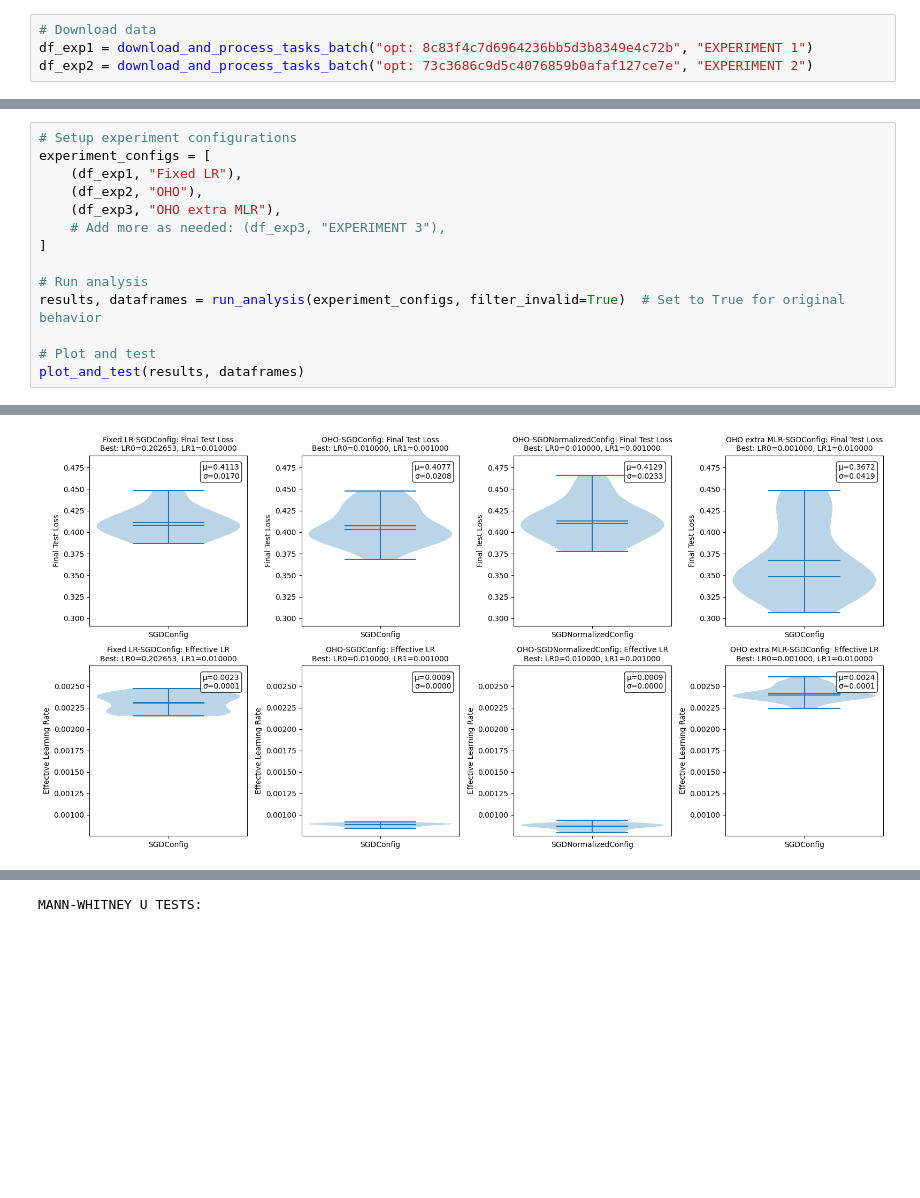
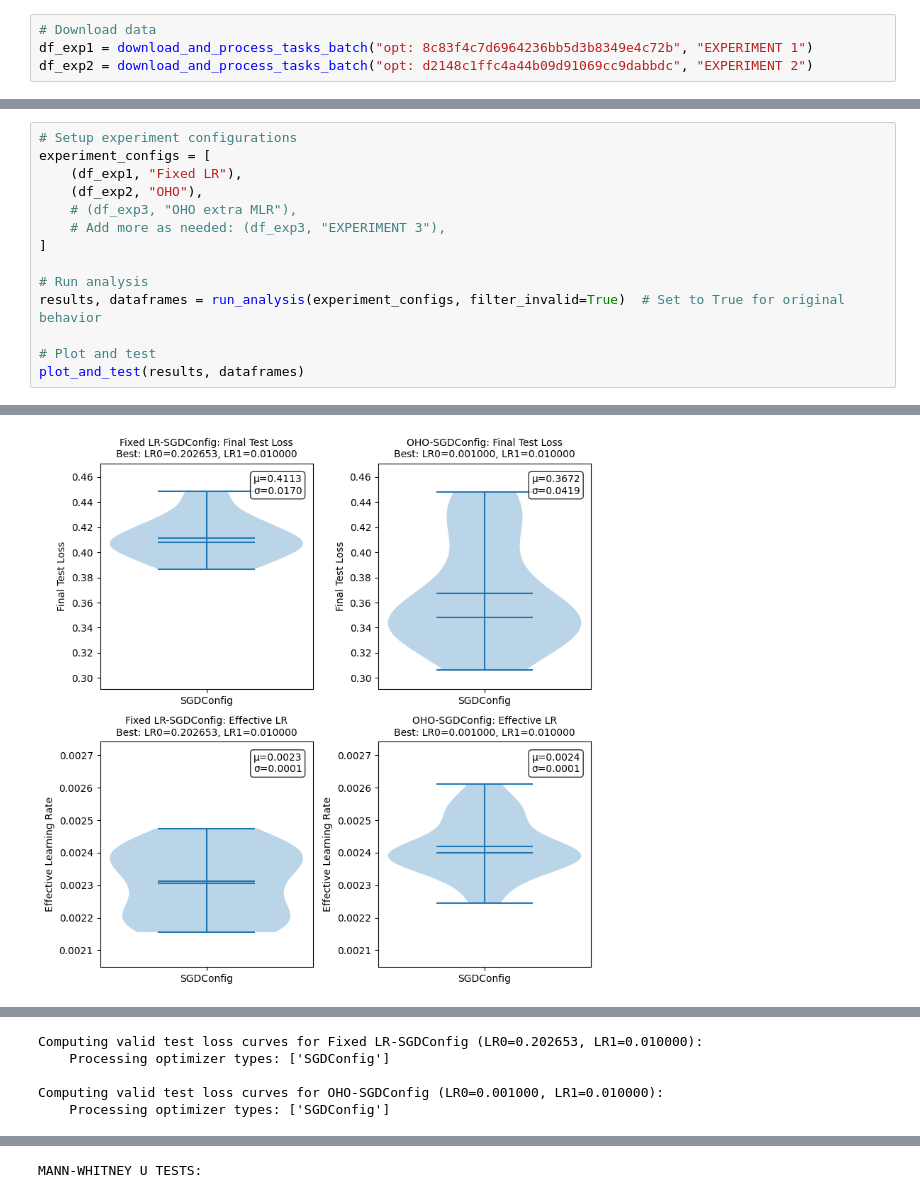
Before and after one commit to thewillyP/meta_learning, a Jupyter notebook: analysis/exp6.ipynb, the cells around one changed output, grey strips where cells are left out. Saved outputs shown, nothing was run; the diff lists cells and outputs as text; blank space fills up the shorter version.

Commit message:
experiments

```diff
--- a/analysis/exp6.ipynb
+++ b/analysis/exp6.ipynb
@@ -889,7 +1094,7 @@ def plot_and_test(all_results, experiment_dataframes):
 # %%
 # Download data
 df_exp1 = download_and_process_tasks_batch("opt: 8c83f4c7d6964236bb5d3b8349e4c72b", "EXPERIMENT 1")
-df_exp2 = download_and_process_tasks_batch("opt: 73c3686c9d5c4076859b0afaf127ce7e", "EXPERIMENT 2")
+df_exp2 = download_and_process_tasks_batch("opt: d2148c1ffc4a44b09d91069cc9dabbdc", "EXPERIMENT 2")
 # %% [output]
 DOWNLOADING TASKS FOR EXPERIMENT 1: opt: 8c83f4c7d6964236bb5d3b8349e4c72b
 Found 180 tasks (excluding archived)
@@ -924,7 +1132,7 @@ WARNING: 22 invalid values (0 or -1) detected in final test loss!
 experiment_configs = [
     (df_exp1, "Fixed LR"),
     (df_exp2, "OHO"),
-    (df_exp3, "OHO extra MLR"),
+    # (df_exp3, "OHO extra MLR"),
     # Add more as needed: (df_exp3, "EXPERIMENT 3"),
 ]
 
@@ -950,5 +1158,5 @@ Effective LR: mean=0.000884, std=0.000020, n=20
 Final test loss: mean=0.367190, std=0.041887, n=20
 Effective LR: mean=0.002420, std=0.000087, n=20
 
 Analyzing SGDNormalizedConfig
-[figure, old version]
+[figure, new version]
@@ -955,0 +1164,5 @@ Analyzing SGDNormalizedConfig
+Computing valid test loss curves for Fixed LR-SGDConfig (LR0=0.202653, LR1=0.010000):
+    Processing optimizer types: ['SGDConfig']
+
+Computing valid test loss curves for OHO-SGDConfig (LR0=0.001000, LR1=0.010000):
+    Processing optimizer types: ['SGDConfig']
@@ -959 +1177 @@ Analyzing SGDNormalizedConfig
-MANN-WHITNEY U TESTS:
+MANN-WHITNEY U TESTS:
```
Also changed, not shown: parts of 4 cells of this notebook, 2 other files.
